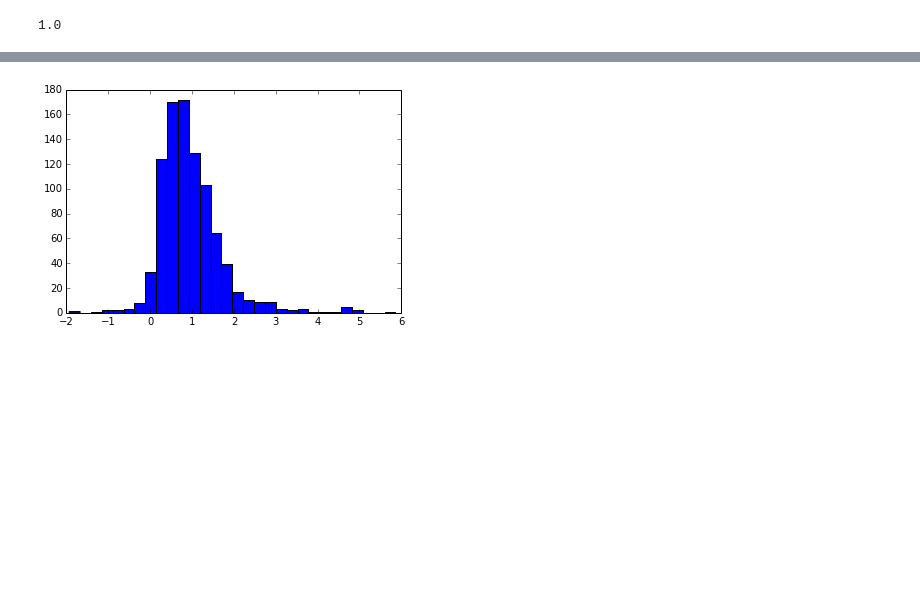
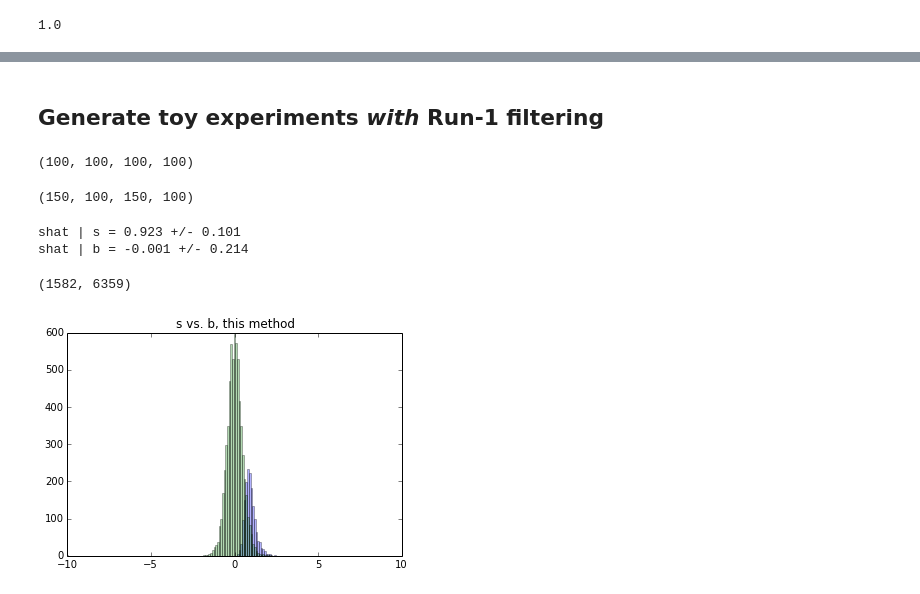
Before and after one commit to cranmer/play, a Jupyter notebook: misc/DataGuidedSequentialSearch.ipynb, the cells around one changed output, grey strips where cells are left out. Cells and saved outputs as stored; diff of their text form; code cells hidden in the pictures; blank space fills up the shorter version.

Commit message:
added filtering for run1

```diff
--- a/misc/DataGuidedSequentialSearch.ipynb
+++ b/misc/DataGuidedSequentialSearch.ipynb
@@ -55,4 +79,76 @@ muhat_expts = filter(lambda x: x<1e6, muhat_expts)
-# %%
-contents, edges, patches = plt.hist(muhat_expts,bins=30)
-# %% [output]
-[figure, removed]
+# %% [markdown]
+## Generate toy experiments *with*  Run-1 filtering
+# %%
+#b experiments, with filtering
+nExp = 300000
+btruth=[(b1,100),(b2,100)]
+struth=[(s1hat,0),(s2hat,0),(muhat,0)]
+truth=btruth+struth
+n11_expts = np.random.poisson(nu11.subs(truth),nExp)
+n12_expts = np.random.poisson(nu12.subs(truth),nExp)
+n21_expts = np.random.poisson(nu21.subs(truth),nExp)
+n22_expts = np.random.poisson(nu22.subs(truth),nExp)
+temp = np.zeros(nExp*4).reshape(nExp,4)
+temp[:,0] = n11_expts
+temp[:,1] = n12_expts
+temp[:,2] = n21_expts
+temp[:,3] = n22_expts
+temp = np.array(filter(lambda x: x[0]>b1.subs(truth)*1.1 and x[1]>b2.subs(truth)*1.1, temp))
+n11_expts = temp[:,0]
+n12_expts = temp[:,1]
+n21_expts = temp[:,2]
+n22_expts = temp[:,3]
+len(n22_expts)
+muhat_b_expts = muhatFunc(n11_expts,n12_expts,n21_expts,n22_expts,float(b1.subs(truth)),float(b2.subs(truth)))
+muhat_b_expts = filter(lambda x: x<1e6, muhat_b_expts)
+muhat_b_expts =  np.maximum(-10,np.minimum(10,muhat_b_expts))
+inclusive_muhat_b_expts = inclusive_muhatFunc(n11_expts,n12_expts,n21_expts,n22_expts,float(b1.subs(truth)),float(b2.subs(truth)))
+nu11.subs(truth),nu12.subs(truth),nu21.subs(truth),nu22.subs(truth)
+# %% [output]
+(100, 100, 100, 100)
+# %%
+#s experiments, with filtering
+nExp = 10000
+struth=[(s1hat,50),(s2hat,0),(muhat,1)]
+truth=btruth+struth
+n11_expts = np.random.poisson(nu11.subs(truth),nExp)
+n12_expts = np.random.poisson(nu12.subs(truth),nExp)
+n21_expts = np.random.poisson(nu21.subs(truth),nExp)
+n22_expts = np.random.poisson(nu22.subs(truth),nExp)
+temp = np.zeros(nExp*4).reshape(nExp,4)
+temp[:,0] = n11_expts
+temp[:,1] = n12_expts
+temp[:,2] = n21_expts
+temp[:,3] = n22_expts
+temp = np.array(filter(lambda x: x[0]>b1.subs(truth)*1.1 and x[1]>b2.subs(truth)*1.1, temp))
+n11_expts = temp[:,0]
+n12_expts = temp[:,1]
+n21_expts = temp[:,2]
+n22_expts = temp[:,3]
+len(muhat_s_expts)
+muhat_s_expts = muhatFunc(n11_expts,n12_expts,n21_expts,n22_expts,float(b1.subs(truth)),float(b2.subs(truth)))
+muhat_s_expts = filter(lambda x: x<1e6, muhat_s_expts)
+muhat_s_expts =  np.maximum(-10,np.minimum(10,muhat_s_expts))
+inclusive_muhat_s_expts = inclusive_muhatFunc(n11_expts,n12_expts,n21_expts,n22_expts,float(b1.subs(truth)),float(b2.subs(truth)))
+nu11.subs(truth),nu12.subs(truth),nu21.subs(truth),nu22.subs(truth)
+# %% [output]
+(150, 100, 150, 100)
+# %%
+#s vs. b for this method
+edges = np.linspace(-10,10,200)
+#non uniform binning
+#edges=np.append(np.arange(-10,-3,1),np.arange(-3,5,.1))
+#np.append(edges,np.arange(5,10,1))
+#print len(edges)
+s_contents, edges, patches = plt.hist(muhat_s_expts,bins=edges,alpha=0.3,color='b')
+b_contents, edges, patches = plt.hist(muhat_b_expts,bins=edges,alpha=0.3,color='g')
+plt.title('s vs. b, this method')
+print "shat | s = %.3f +/- %.3f" %(np.mean(muhat_s_expts), np.var(muhat_s_expts))
+print "shat | b = %.3f +/- %.3f" %(np.mean(muhat_b_expts), np.var(muhat_b_expts))
+np.min(muhat_b_expts),np.max(muhat_b_expts)
+len(muhat_s_expts), len(muhat_b_expts)
+# %% [output]
+shat | s = 0.923 +/- 0.101
+shat | b = -0.001 +/- 0.214
+(1582, 6359)
+[figure, added]
```
Also changed, not shown: parts of 14 cells of this notebook, 1 other file.
